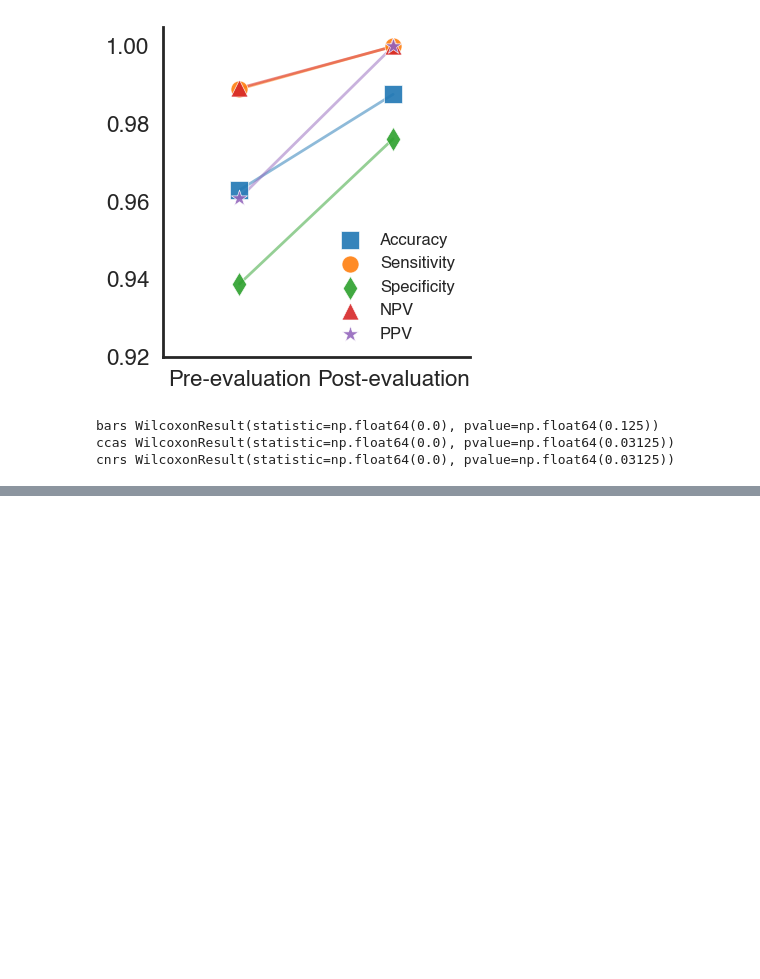
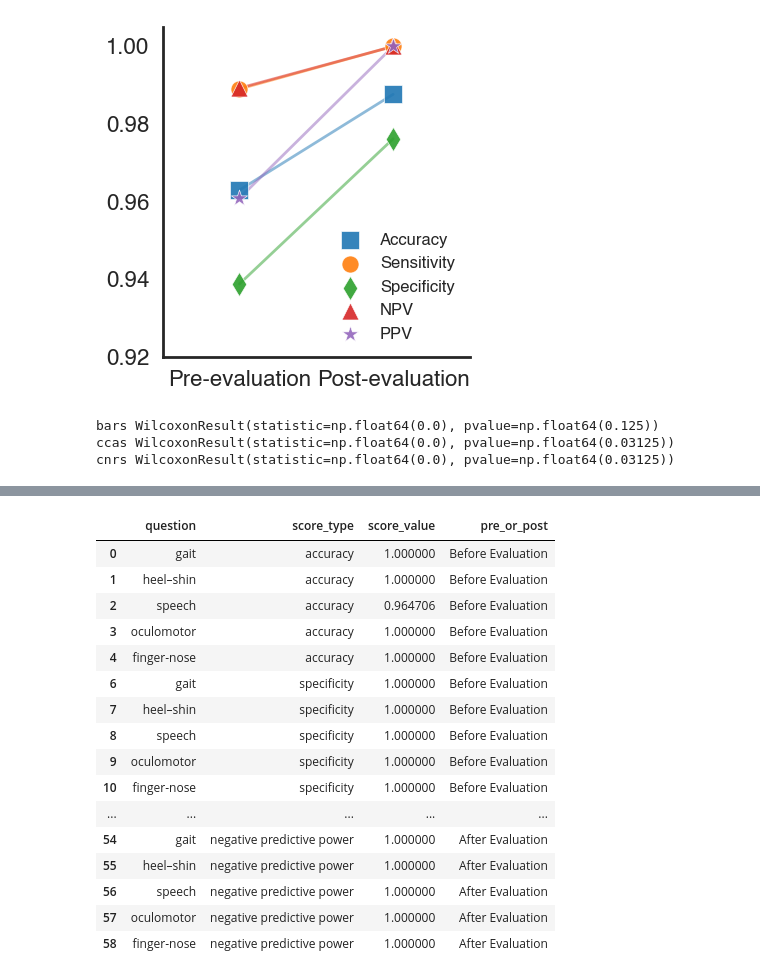
Before and after one commit to Calvinwhow/ReviewPyper, a Jupyter notebook: dev_tools/schmahmann_raynor_plots.ipynb, the cells around one changed output, grey strips where cells are left out. Saved outputs shown, nothing was run; the diff lists cells and outputs as text; code cells hidden in the pictures; blank space fills up the shorter version.

```diff
--- a/dev_tools/schmahmann_raynor_plots.ipynb
+++ b/dev_tools/schmahmann_raynor_plots.ipynb
@@ -585,0 +577,31 @@ pre_post_overall
+# %%
+paired_plot_dfs={}
+for set, statdf in stats.items():
+    melted_pre=statdf.melt(id_vars='question',
+                           var_name='score_type', value_name='score_value')
+    melted_pre['pre_or_post']='Before Evaluation'
+    melted_post=post_stats[set].melt(id_vars='question',
+                                     var_name='score_type', value_name='score_value')
+    melted_post['pre_or_post']='After Evaluation'
+    concat=pd.concat([melted_pre, melted_post], ignore_index=True)
+    concat=concat[concat['question']!='overall']
+    paired_plot_dfs[set]=concat
+paired_plot_dfs['bars']
+# %% [output]
+|  | question | score_type | score_value | pre_or_post |
+| 0 | gait | accuracy | 1.000000 | Before Evaluation |
+| 1 | heel–shin | accuracy | 1.000000 | Before Evaluation |
+| 2 | speech | accuracy | 0.964706 | Before Evaluation |
+| 3 | oculomotor | accuracy | 1.000000 | Before Evaluation |
+| 4 | finger-nose | accuracy | 1.000000 | Before Evaluation |
+| 6 | gait | specificity | 1.000000 | Before Evaluation |
+| 7 | heel–shin | specificity | 1.000000 | Before Evaluation |
+| 8 | speech | specificity | 1.000000 | Before Evaluation |
+| 9 | oculomotor | specificity | 1.000000 | Before Evaluation |
+| 10 | finger-nose | specificity | 1.000000 | Before Evaluation |
+| ... | ... | ... | ... | ... |
+| 54 | gait | negative predictive power | 1.000000 | After Evaluation |
+| 55 | heel–shin | negative predictive power | 1.000000 | After Evaluation |
+| 56 | speech | negative predictive power | 1.000000 | After Evaluation |
+| 57 | oculomotor | negative predictive power | 1.000000 | After Evaluation |
+| 58 | finger-nose | negative predictive power | 1.000000 | After Evaluation |
```
Also changed, not shown: parts of 16 cells of this notebook, 3 other files.
